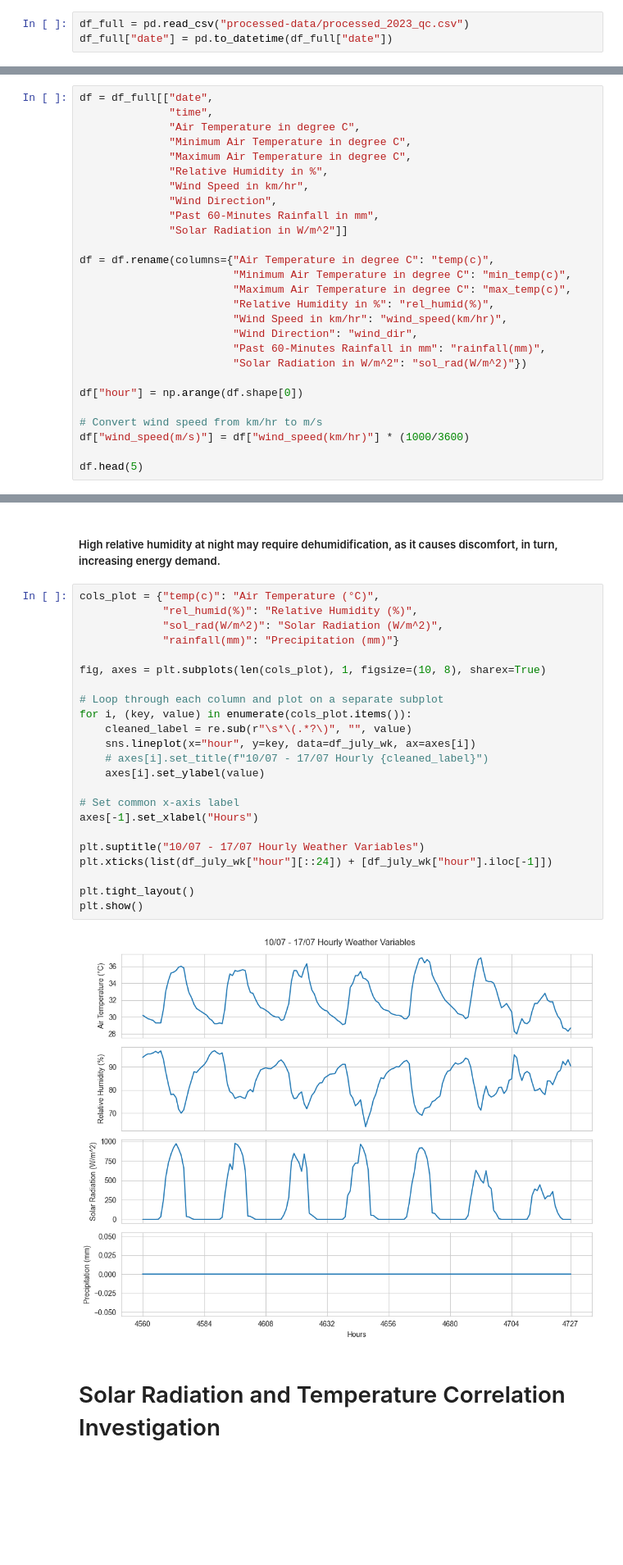
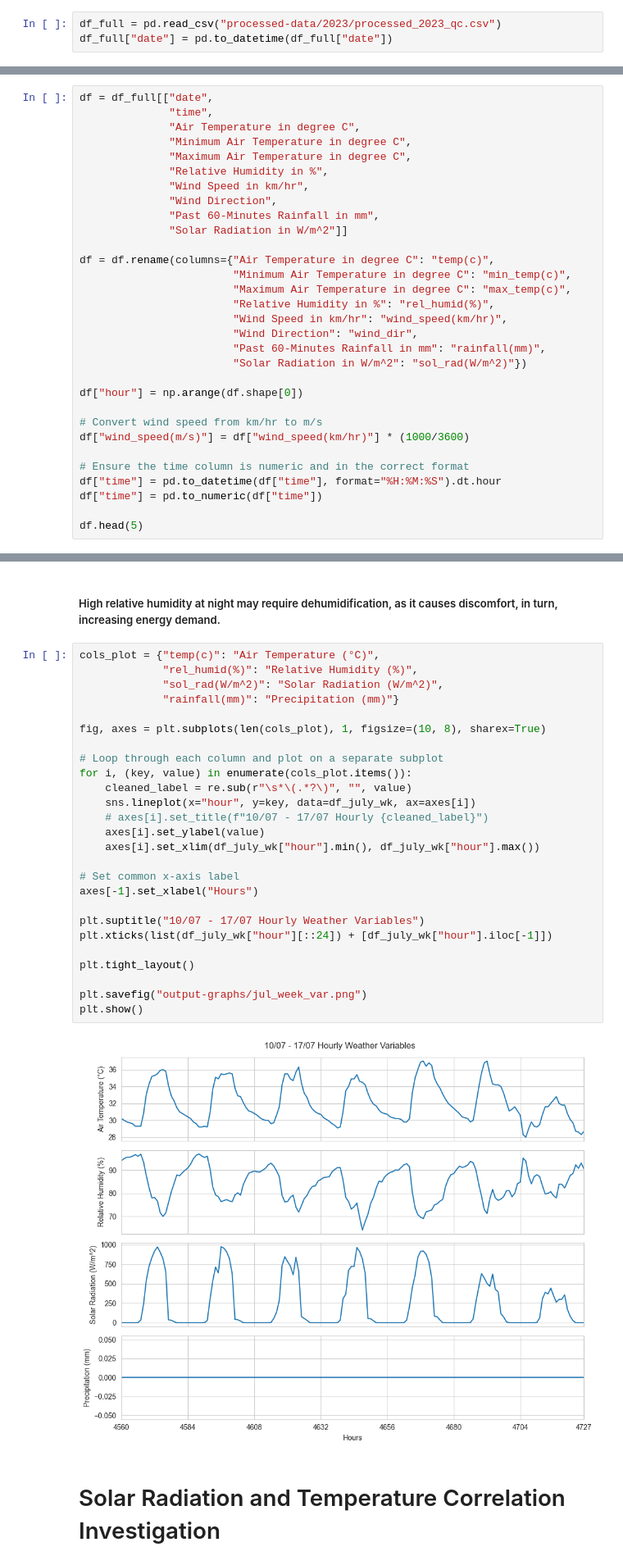
Before and after one commit to marcohl5/ME404_HongKongWeather, a Jupyter notebook: eda.ipynb, the cells around one changed output, grey strips where cells are left out. Shown at 82% size. Saved outputs shown, nothing was run; the diff lists cells and outputs as text; blank space fills up the shorter version.

```diff
--- a/eda.ipynb
+++ b/eda.ipynb
@@ -8,5 +10,5 @@ import seaborn as sns
 # %%
-df_full = pd.read_csv("processed-data/processed_2023_qc.csv")
+df_full = pd.read_csv("processed-data/2023/processed_2023_qc.csv")
 df_full["date"] = pd.to_datetime(df_full["date"])
 # %% [markdown]
 ## Checking the quality of data
@@ -57,6 +62,10 @@ df["hour"] = np.arange(df.shape[0])
 # Convert wind speed from km/hr to m/s
 df["wind_speed(m/s)"] = df["wind_speed(km/hr)"] * (1000/3600)
 
+# Ensure the time column is numeric and in the correct format
+df["time"] = pd.to_datetime(df["time"], format="%H:%M:%S").dt.hour
+df["time"] = pd.to_numeric(df["time"])
+
 df.head(5)
 # %% [output]
 |  | date | time | temp(c) | min_temp(c) | max_temp(c) | rel_humid(%) | wind_speed(km/hr) | wind_dir | ... |
@@ -626,28 +622,31 @@ plt.show()
 # %%
 cols_plot = {"temp(c)": "Air Temperature (°C)",
              "rel_humid(%)": "Relative Humidity (%)",
              "sol_rad(W/m^2)": "Solar Radiation (W/m^2)",
              "rainfall(mm)": "Precipitation (mm)"}
 
 fig, axes = plt.subplots(len(cols_plot), 1, figsize=(10, 8), sharex=True)
 
 # Loop through each column and plot on a separate subplot
 for i, (key, value) in enumerate(cols_plot.items()):
     cleaned_label = re.sub(r"\s*\(.*?\)", "", value)
     sns.lineplot(x="hour", y=key, data=df_july_wk, ax=axes[i])
     # axes[i].set_title(f"10/07 - 17/07 Hourly {cleaned_label}")
     axes[i].set_ylabel(value)
+    axes[i].set_xlim(df_july_wk["hour"].min(), df_july_wk["hour"].max())
 
 # Set common x-axis label
 axes[-1].set_xlabel("Hours")
 
 plt.suptitle("10/07 - 17/07 Hourly Weather Variables")
 plt.xticks(list(df_july_wk["hour"][::24]) + [df_july_wk["hour"].iloc[-1]])
 
 plt.tight_layout()
+
+plt.savefig("output-graphs/jul_week_var.png")
 plt.show()
 # %% [output]
-[figure, old version]
+[figure, new version]
 # %% [markdown]
 # Solar Radiation and Temperature Correlation Investigation
 # %%
```
Also changed, not shown: parts of 23 cells of this notebook, 26 other files.
